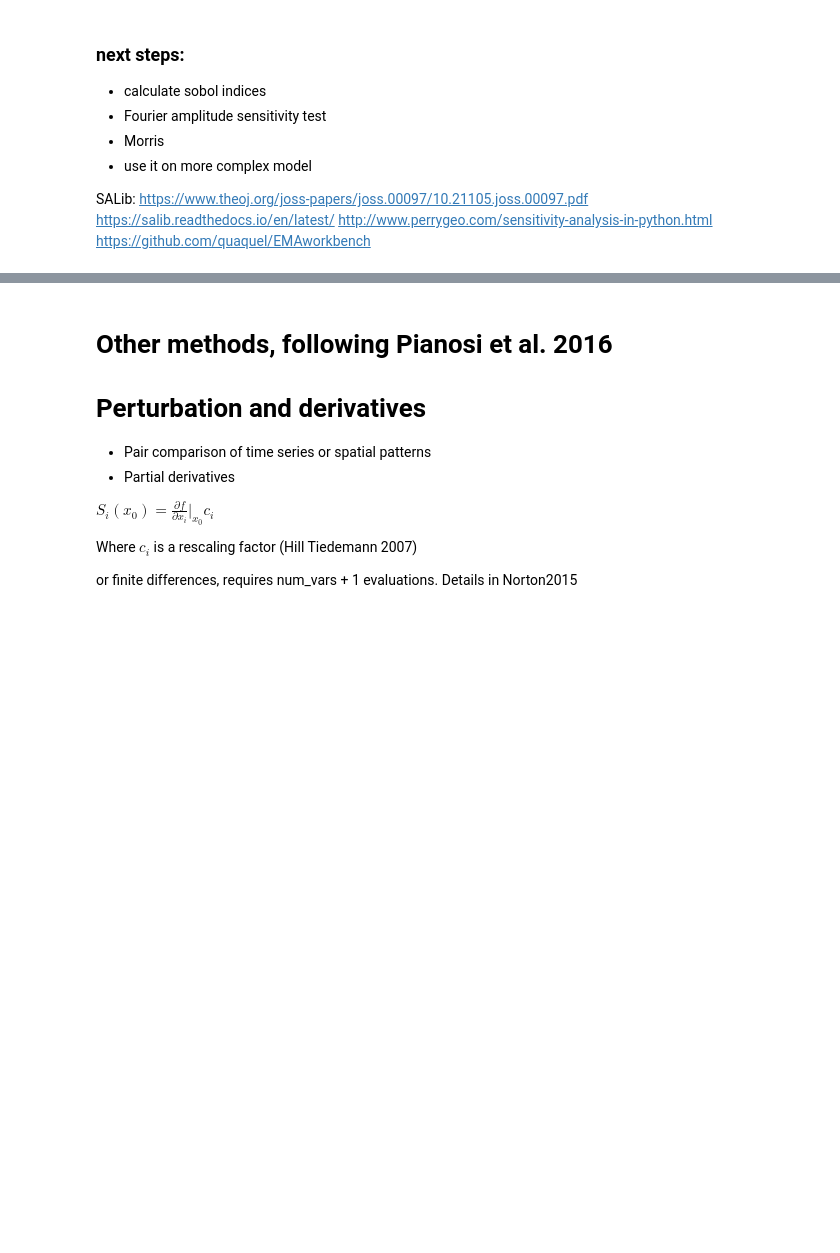
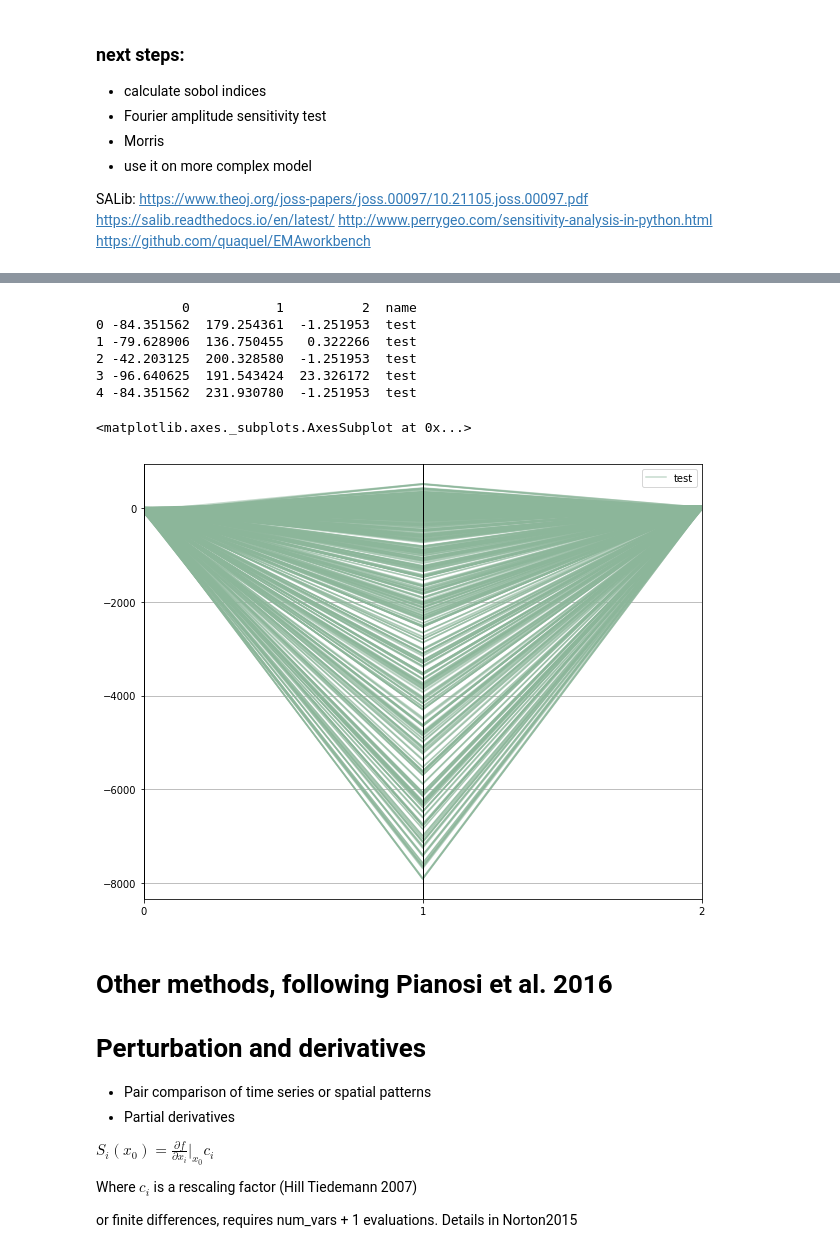
Before and after one commit to jnnr/models_oemof, a Jupyter notebook: sensitivity_analysis/Simple_sensitivity_analysis.ipynb, the cells around one changed output, grey strips where cells are left out. Drawn from its saved outputs; the diff is of its cells as text; code cells hidden in the pictures; blank space fills up the shorter version.

```diff
--- a/sensitivity_analysis/Simple_sensitivity_analysis.ipynb
+++ b/sensitivity_analysis/Simple_sensitivity_analysis.ipynb
@@ -188,3 +236,20 @@ Text(0.5,1,'ST')
+# %%
+# in this case, we could also plot a parallel coordinates plot
+import pandas as pd
+fig, ax = plt.subplots(figsize=(10,8))
+df = pd.DataFrame(Y).T
+df['name'] = 'test'
+print(df.head())
+pd.plotting.parallel_coordinates(df.head(100), 'name', alpha=.5)
+# %% [output]
+           0           1          2  name
+0 -84.351562  179.254361  -1.251953  test
+1 -79.628906  136.750455   0.322266  test
+2 -42.203125  200.328580  -1.251953  test
+3 -96.640625  191.543424  23.326172  test
+4 -84.351562  231.930780  -1.251953  test
+<matplotlib.axes._subplots.AxesSubplot at 0x...>
+[figure, added]
 # %% [markdown]
 # Other methods, following Pianosi et al. 2016
 # Perturbation and derivatives
```
Also changed, not shown: parts of 7 cells of this notebook.
